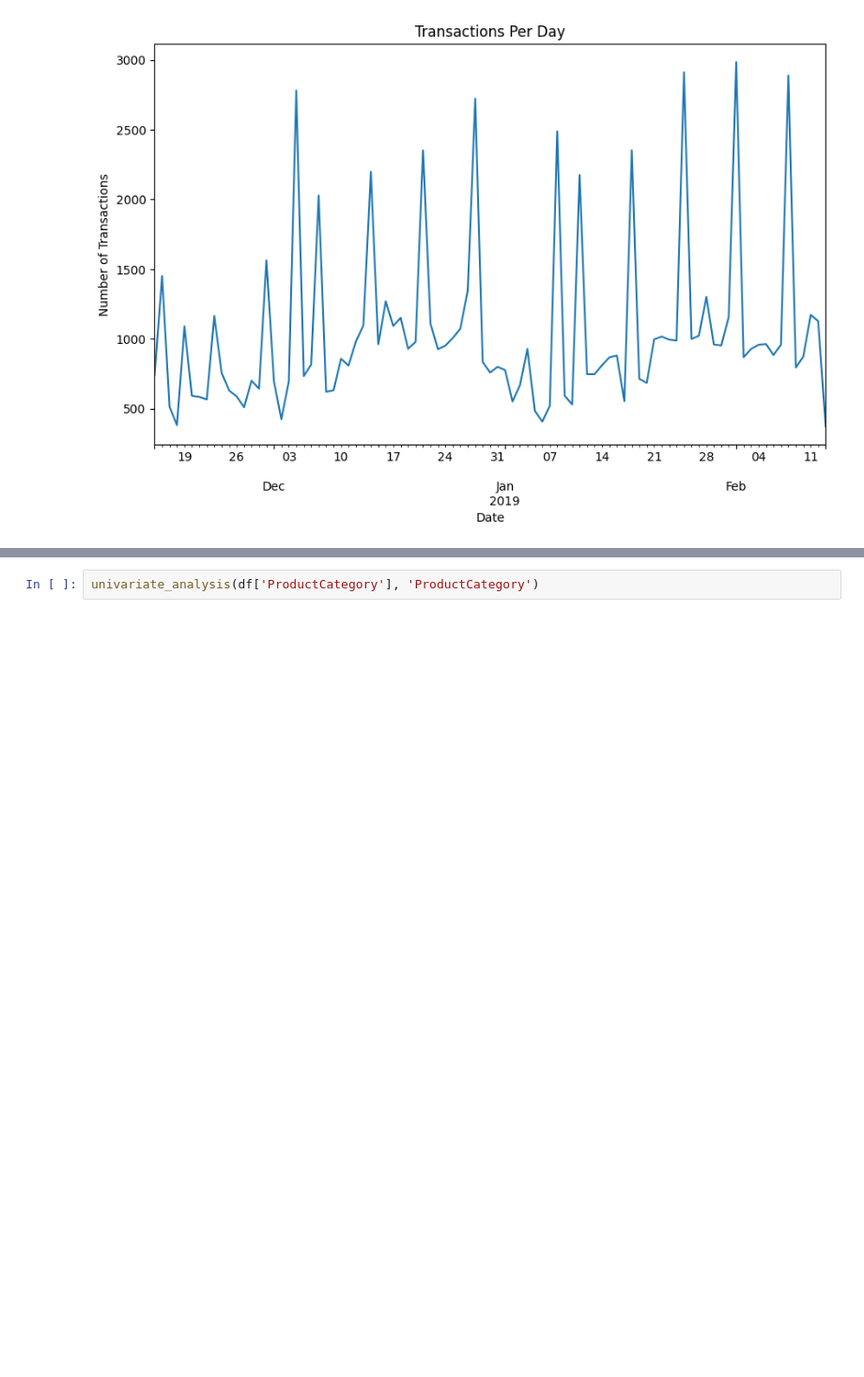
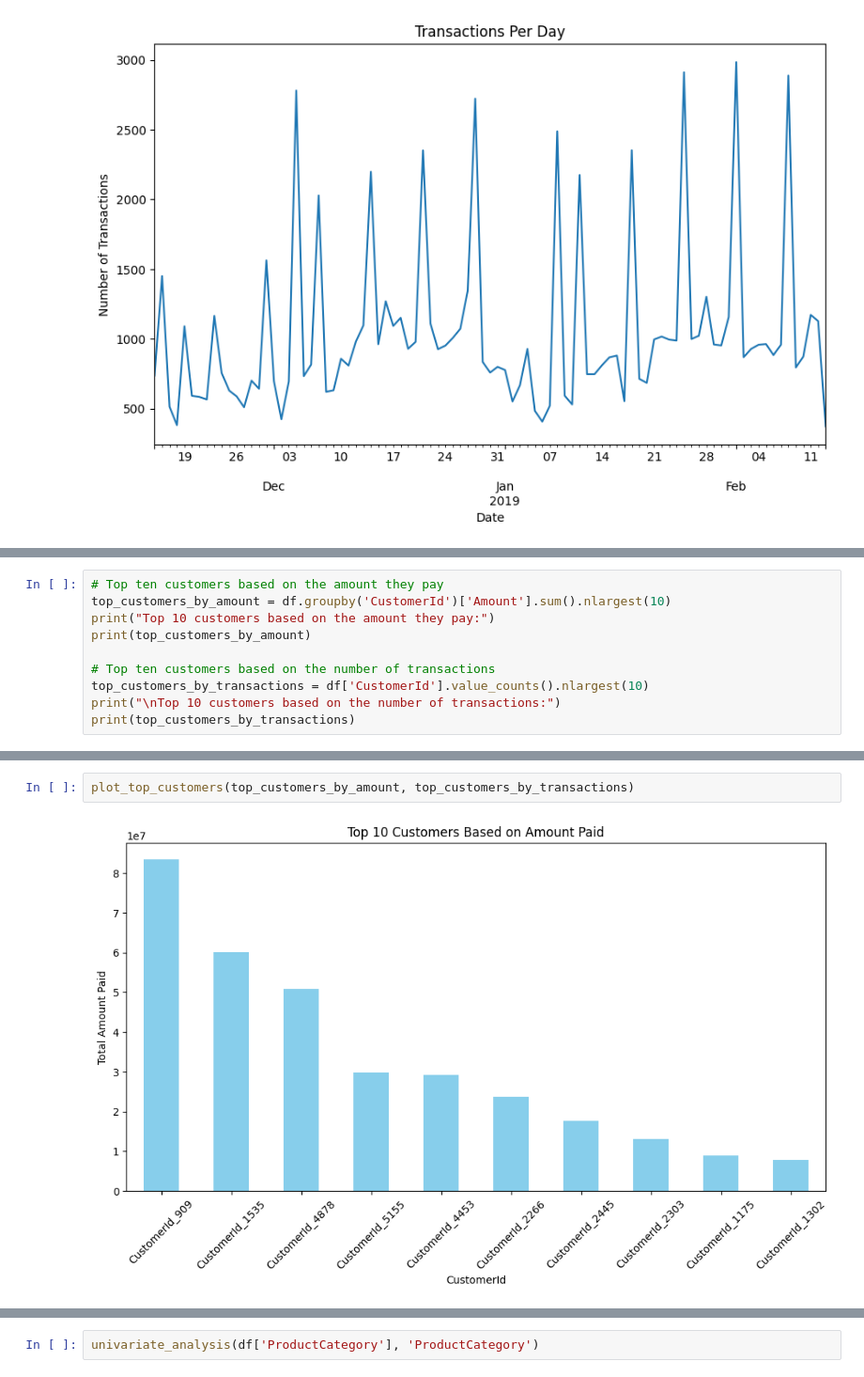
Before and after one commit to Alpha-Mintamir/bati-bank-credit-scoring, a Jupyter notebook: notebooks/EDA.ipynb, the cells around one changed output, grey strips where cells are left out. Shown at 94% size. Saved outputs shown, nothing was run; the diff lists cells and outputs as text; blank space fills up the shorter version.

```diff
--- a/notebooks/EDA.ipynb
+++ b/notebooks/EDA.ipynb
@@ -91,0 +136,10 @@ plot_top_tens(df, )
+# %%
+# Top ten customers based on the amount they pay
+top_customers_by_amount = df.groupby('CustomerId')['Amount'].sum().nlargest(10)
+print("Top 10 customers based on the amount they pay:")
+print(top_customers_by_amount)
+
+# Top ten customers based on the number of transactions
+top_customers_by_transactions = df['CustomerId'].value_counts().nlargest(10)
+print("\nTop 10 customers based on the number of transactions:")
+print(top_customers_by_transactions)
@@ -91,0 +167,4 @@ plot_top_tens(df, )
+# %%
+plot_top_customers(top_customers_by_amount, top_customers_by_transactions)
+# %% [output]
+[figure, added]
```
Also changed, not shown: parts of 17 cells of this notebook, 1 other file.
